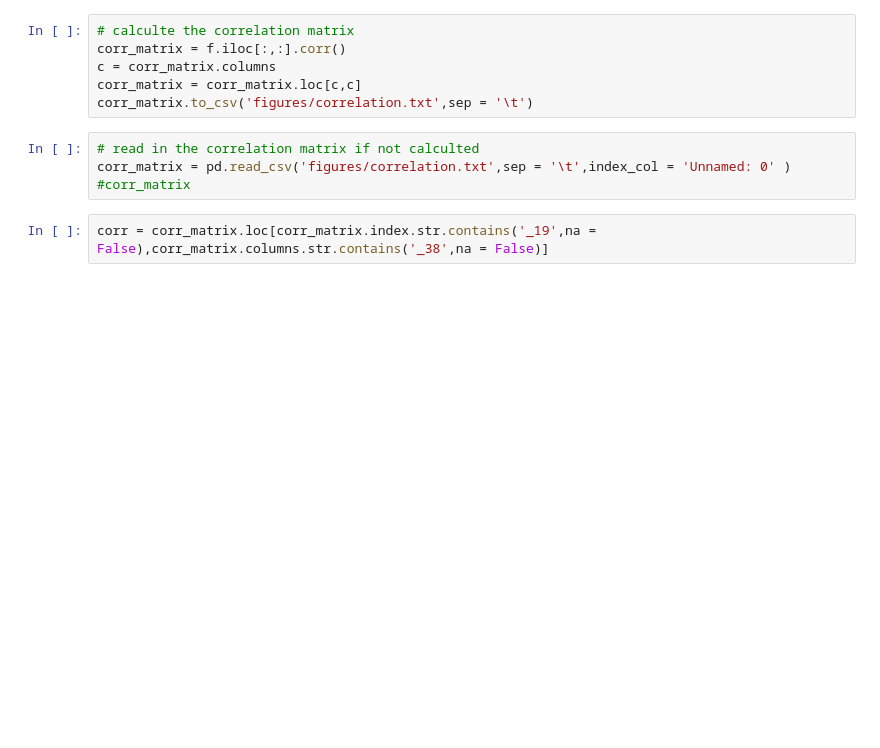
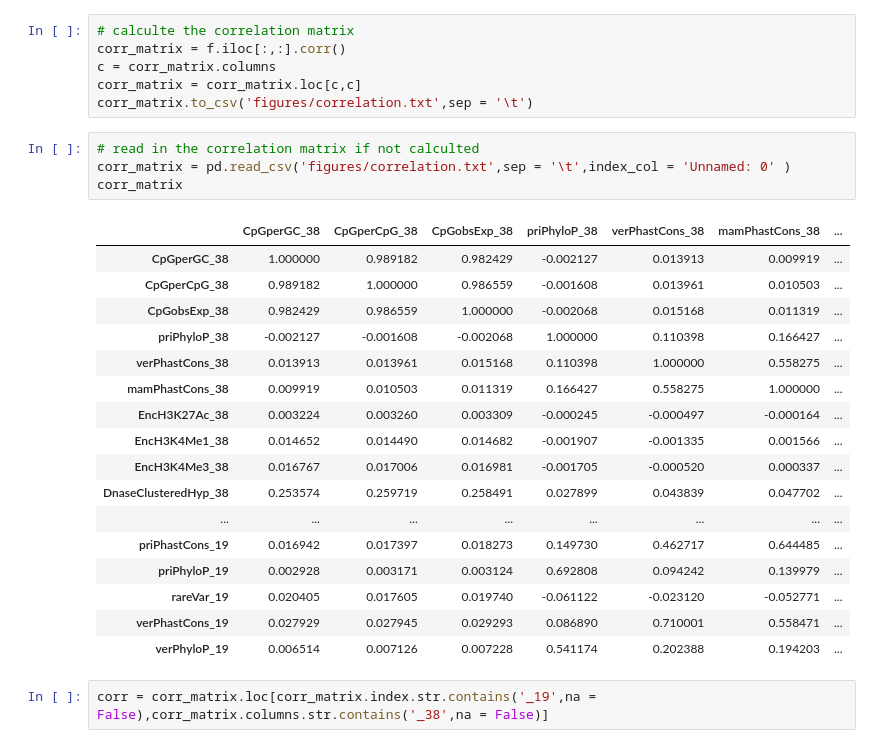
Before and after one commit to kircherlab/ReMM, a Jupyter notebook: Snakemake/notebooks/Heatmaps.ipynb, the cells around one changed output. Saved outputs shown, nothing was run; the diff lists cells and outputs as text; blank space fills up the shorter version.

```diff
--- a/Snakemake/notebooks/Heatmaps.ipynb
+++ b/Snakemake/notebooks/Heatmaps.ipynb
@@ -249,7 +249,25 @@ corr_matrix.to_csv('figures/correlation.txt',sep = '\t')
 # %%
 # read in the correlation matrix if not calculted
 corr_matrix = pd.read_csv('figures/correlation.txt',sep = '\t',index_col = 'Unnamed: 0' )
-#corr_matrix
+corr_matrix
+# %% [output]
+|  | CpGperGC_38 | CpGperCpG_38 | CpGobsExp_38 | priPhyloP_38 | verPhastCons_38 | mamPhastCons_38 | ... |
+| CpGperGC_38 | 1.000000 | 0.989182 | 0.982429 | -0.002127 | 0.013913 | 0.009919 | ... |
+| CpGperCpG_38 | 0.989182 | 1.000000 | 0.986559 | -0.001608 | 0.013961 | 0.010503 | ... |
+| CpGobsExp_38 | 0.982429 | 0.986559 | 1.000000 | -0.002068 | 0.015168 | 0.011319 | ... |
+| priPhyloP_38 | -0.002127 | -0.001608 | -0.002068 | 1.000000 | 0.110398 | 0.166427 | ... |
+| verPhastCons_38 | 0.013913 | 0.013961 | 0.015168 | 0.110398 | 1.000000 | 0.558275 | ... |
+| mamPhastCons_38 | 0.009919 | 0.010503 | 0.011319 | 0.166427 | 0.558275 | 1.000000 | ... |
+| EncH3K27Ac_38 | 0.003224 | 0.003260 | 0.003309 | -0.000245 | -0.000497 | -0.000164 | ... |
+| EncH3K4Me1_38 | 0.014652 | 0.014490 | 0.014682 | -0.001907 | -0.001335 | 0.001566 | ... |
+| EncH3K4Me3_38 | 0.016767 | 0.017006 | 0.016981 | -0.001705 | -0.000520 | 0.000337 | ... |
+| DnaseClusteredHyp_38 | 0.253574 | 0.259719 | 0.258491 | 0.027899 | 0.043839 | 0.047702 | ... |
+| ... | ... | ... | ... | ... | ... | ... | ... |
+| priPhastCons_19 | 0.016942 | 0.017397 | 0.018273 | 0.149730 | 0.462717 | 0.644485 | ... |
+| priPhyloP_19 | 0.002928 | 0.003171 | 0.003124 | 0.692808 | 0.094242 | 0.139979 | ... |
+| rareVar_19 | 0.020405 | 0.017605 | 0.019740 | -0.061122 | -0.023120 | -0.052771 | ... |
+| verPhastCons_19 | 0.027929 | 0.027945 | 0.029293 | 0.086890 | 0.710001 | 0.558471 | ... |
+| verPhyloP_19 | 0.006514 | 0.007126 | 0.007228 | 0.541174 | 0.202388 | 0.194203 | ... |
 # %%
 corr = corr_matrix.loc[corr_matrix.index.str.contains('_19',na = False),corr_matrix.columns.str.contains('_38',na = False)]
 # %%
```
Also changed, not shown: parts of 1 cell of this notebook, 18 other files.
